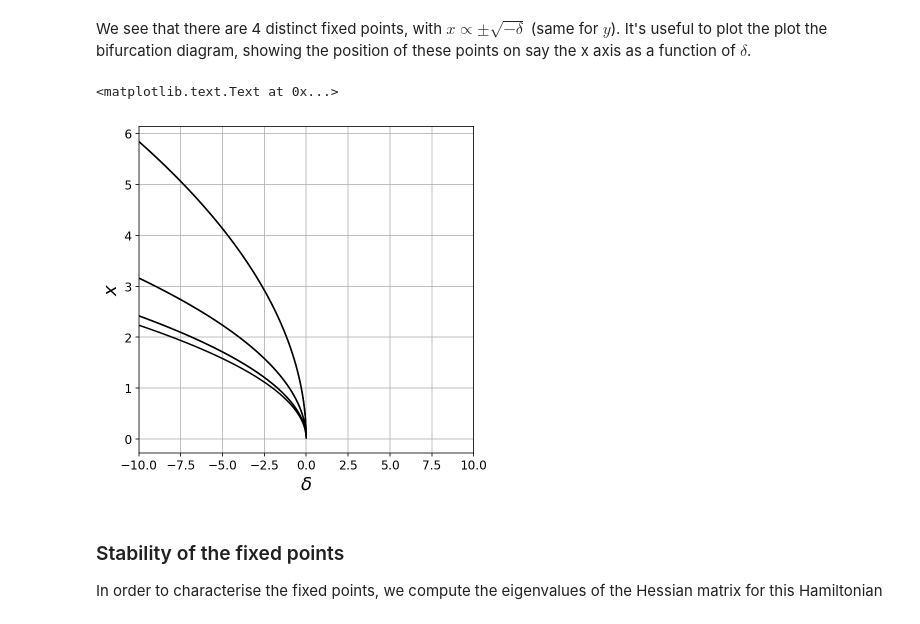
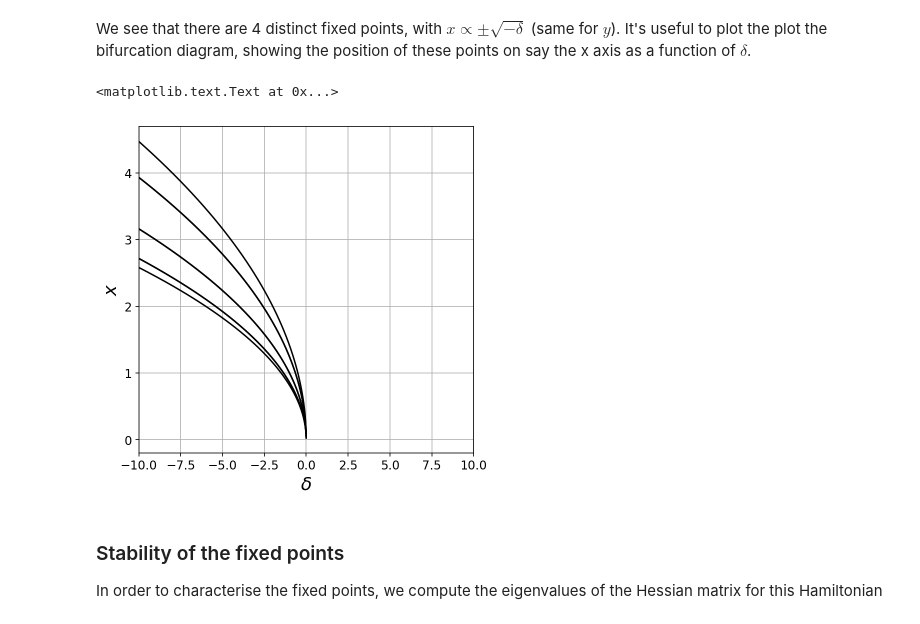
Before and after one commit to fbartolic/master_thesis, a Jupyter notebook: notebooks/resonant_hamiltonian.ipynb, the cells around one changed output. Saved outputs shown, nothing was run; the diff lists cells and outputs as text; code cells hidden in the pictures.

```diff
--- a/notebooks/resonant_hamiltonian.ipynb
+++ b/notebooks/resonant_hamiltonian.ipynb
@@ -385,23 +412,23 @@ $$x=\sqrt{2\Phi}\cos{\phi}\quad y=\sqrt{2\Phi}\sin{\phi}$$
 We see that there are 4 distinct fixed points, with $x\propto\pm \sqrt{-\delta}$
 (same for $y$). It's useful to plot the plot the bifurcation diagram, showing the position of these points on say the x axis as a function of $\delta$.
 # %%
-eps = -1 # some random value
+eps = .5 # some random value
 delta = np.linspace(-10, 10, 10000)
 
 phi_ = np.pi*np.arange(0, 8)/4
 
 fig, ax = plt.subplots(figsize=(6,6))
 
 for i, val in enumerate(phi_):
-    ax.plot(delta, np.sqrt(-delta/(1 + eps*np.cos(val))), color='black')
+    ax.plot(delta, np.sqrt(-delta/(1 - eps*np.cos(val))), color='black')
 
 ax.set_xlim((-10,10))
 ax.grid(True)
 ax.set_xlabel(r'$\delta$')
 ax.set_ylabel(r'$x$')
 # %% [output]
 <matplotlib.text.Text at 0x...>
-[figure, old version]
+[figure, new version]
 # %% [markdown]
 ### Stability of the fixed points
 
```
Also changed, not shown: parts of 18 cells of this notebook.
